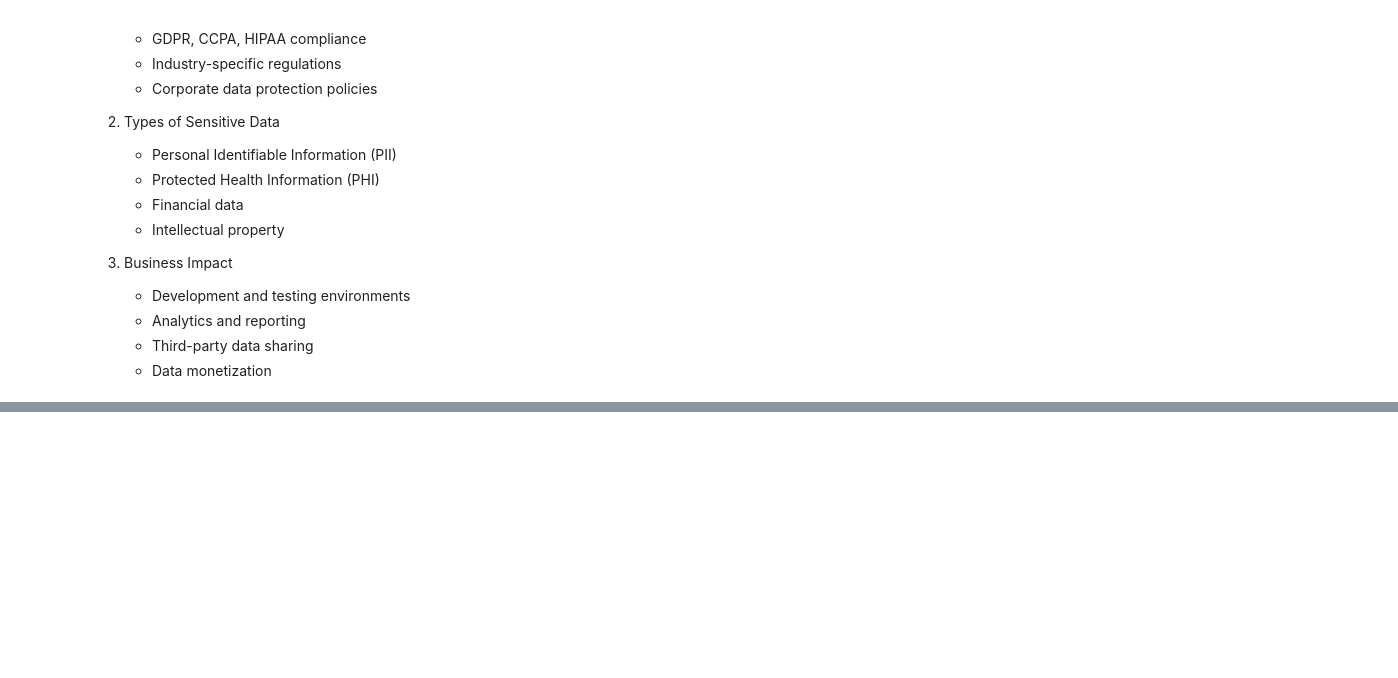
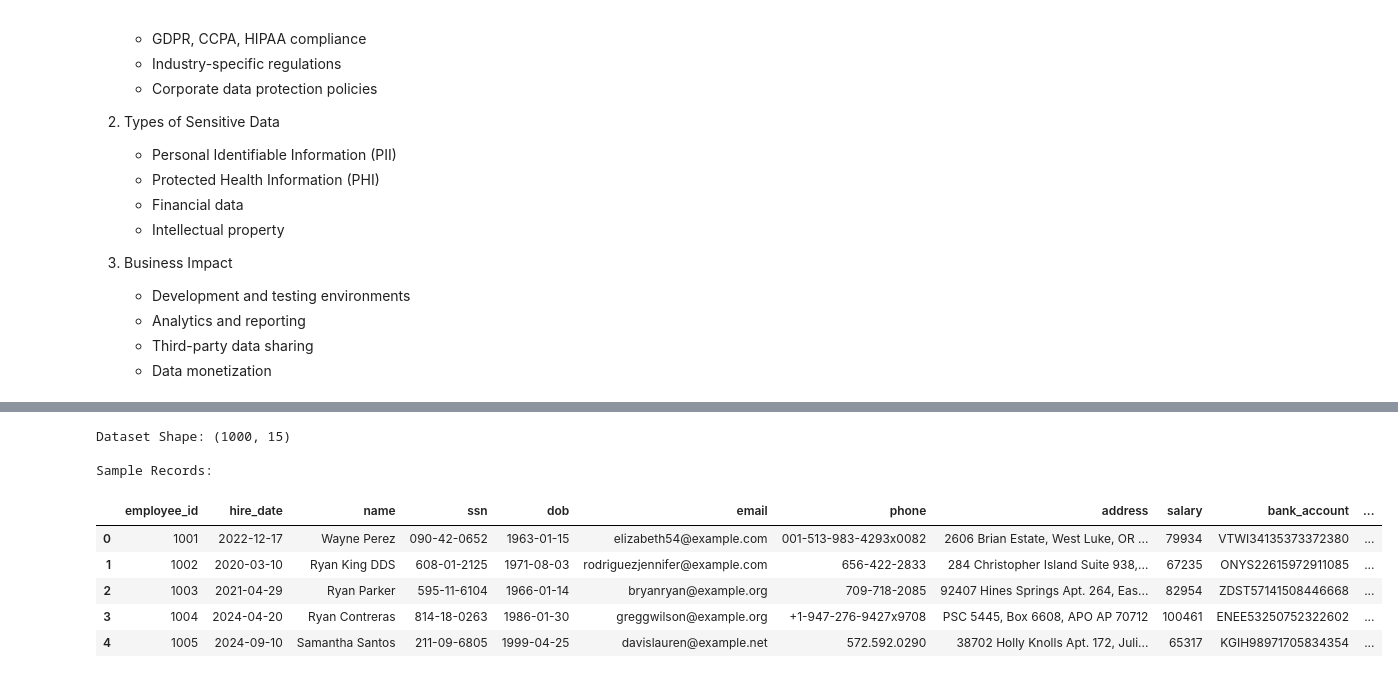
Before and after one commit to Burton-David/delphix-masking-demo, a Jupyter notebook: notebooks/Delphix_Data_Masking.ipynb, the cells around one changed output, grey strips where cells are left out. Cells and saved outputs as stored; diff of their text form; code cells hidden in the pictures; blank space fills up the shorter version.

```diff
--- a/notebooks/Delphix_Data_Masking.ipynb
+++ b/notebooks/Delphix_Data_Masking.ipynb
@@ -65,0 +64,66 @@ Successfully installed faker-33.1.0
+# %%
+def create_enterprise_dataset(n_records=1000):
+    """Create a sample enterprise dataset with various data types"""
+
+    # Lists for consistent department/role relationships
+    departments = ['IT', 'HR', 'Finance', 'Marketing', 'Sales']
+    roles = {
+        'IT': ['Software Engineer', 'System Admin', 'Data Scientist', 'IT Manager'],
+        'HR': ['HR Specialist', 'Recruiter', 'HR Manager', 'Benefits Coordinator'],
+        'Finance': ['Accountant', 'Financial Analyst', 'Controller', 'Finance Manager'],
+        'Marketing': ['Marketing Specialist', 'Content Writer', 'Marketing Manager', 'SEO Specialist'],
+        'Sales': ['Sales Representative', 'Account Manager', 'Sales Manager', 'Business Developer']
+    }
+
+    # Generate base data
+    data = {
+        # Primary Information
+        'employee_id': range(1001, 1001 + n_records),
+        'hire_date': [fake.date_between(start_date='-5y', end_date='today') for _ in range(n_records)],
+
+        # Personal Information (Sensitive)
+        'name': [fake.name() for _ in range(n_records)],
+        'ssn': [fake.ssn() for _ in range(n_records)],
+        'dob': [fake.date_of_birth(minimum_age=18, maximum_age=65) for _ in range(n_records)],
+
+        # Contact Information (Sensitive)
+        'email': [fake.email() for _ in range(n_records)],
+        'phone': [fake.phone_number() for _ in range(n_records)],
+        'address': [fake.address().replace('\n', ', ') for _ in range(n_records)],
+
+        # Financial Information (Highly Sensitive)
+        'salary': [round(np.random.normal(70000, 20000)) for _ in range(n_records)],
+        'bank_account': [fake.bban() for _ in range(n_records)],
+        'credit_card': [fake.credit_card_number() for _ in range(n_records)]
+    }
+
+    # Add department and role with realistic relationships
+    dept_list = np.random.choice(departments, n_records)
+    data['department'] = dept_list
+    data['role'] = [np.random.choice(roles[dept]) for dept in dept_list]
+
+    # Add some healthcare-related fields
+    data['blood_type'] = np.random.choice(['A+', 'A-', 'B+', 'B-', 'O+', 'O-', 'AB+', 'AB-'], n_records)
+    data['health_insurance_id'] = [fake.uuid4() for _ in range(n_records)]
+
+    return pd.DataFrame(data)
+
+# Create our sample dataset
+enterprise_df = create_enterprise_dataset()
+
+# Display the first few rows and basic information
+print("Dataset Shape:", enterprise_df.shape)
+print("\nSample Records:")
+display(enterprise_df.head())
+print("\nDataset Info:")
+enterprise_df.info()
+# %% [output]
+Dataset Shape: (1000, 15)
+
+Sample Records:
+|  | employee_id | hire_date | name | ssn | dob | email | phone | address | salary | bank_account | ... |
+| 0 | 1001 | 2022-12-17 | Wayne Perez | 090-42-0652 | 1963-01-15 | elizabeth54@example.com | 001-513-983-4293x0082 | 2606 Brian Estate, West Luke, OR ... | 79934 | VTWI34135373372380 | ... |
+| 1 | 1002 | 2020-03-10 | Ryan King DDS | 608-01-2125 | 1971-08-03 | rodriguezjennifer@example.com | 656-422-2833 | 284 Christopher Island Suite 938,... | 67235 | ONYS22615972911085 | ... |
+| 2 | 1003 | 2021-04-29 | Ryan Parker | 595-11-6104 | 1966-01-14 | bryanryan@example.org | 709-718-2085 | 92407 Hines Springs Apt. 264, Eas... | 82954 | ZDST57141508446668 | ... |
+| 3 | 1004 | 2024-04-20 | Ryan Contreras | 814-18-0263 | 1986-01-30 | greggwilson@example.org | +1-947-276-9427x9708 | PSC 5445, Box 6608, APO AP 70712 | 100461 | ENEE53250752322602 | ... |
+| 4 | 1005 | 2024-09-10 | Samantha Santos | 211-09-6805 | 1999-04-25 | davislauren@example.net | 572.592.0290 | 38702 Holly Knolls Apt. 172, Juli... | 65317 | KGIH98971705834354 | ... |
```
Also changed, not shown: parts of 18 cells of this notebook, 4 other files.
